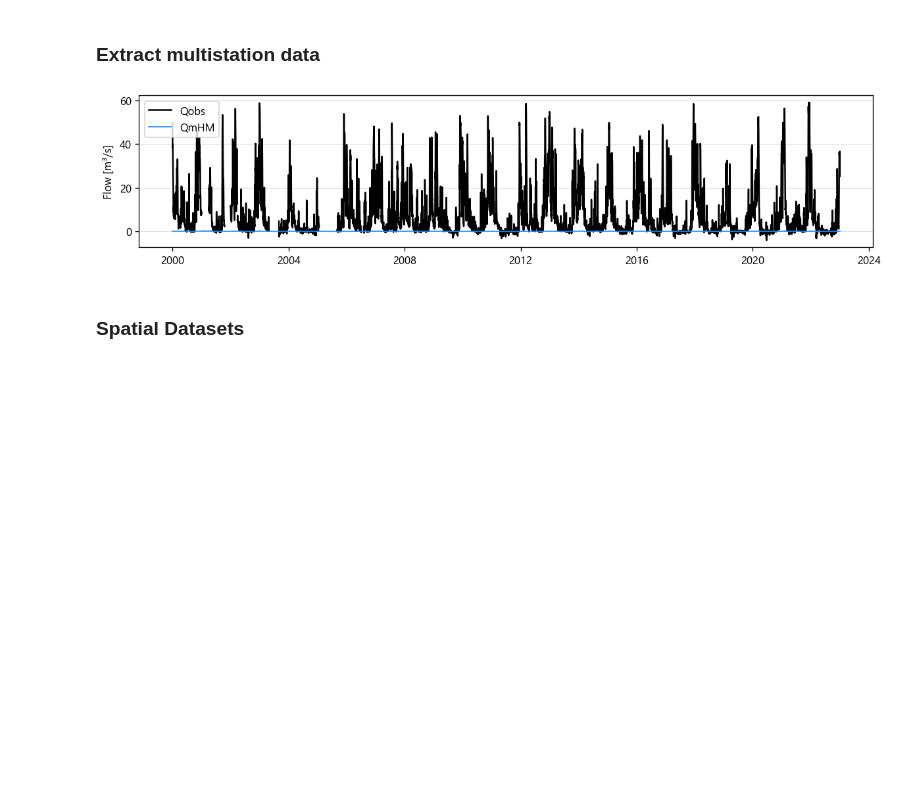
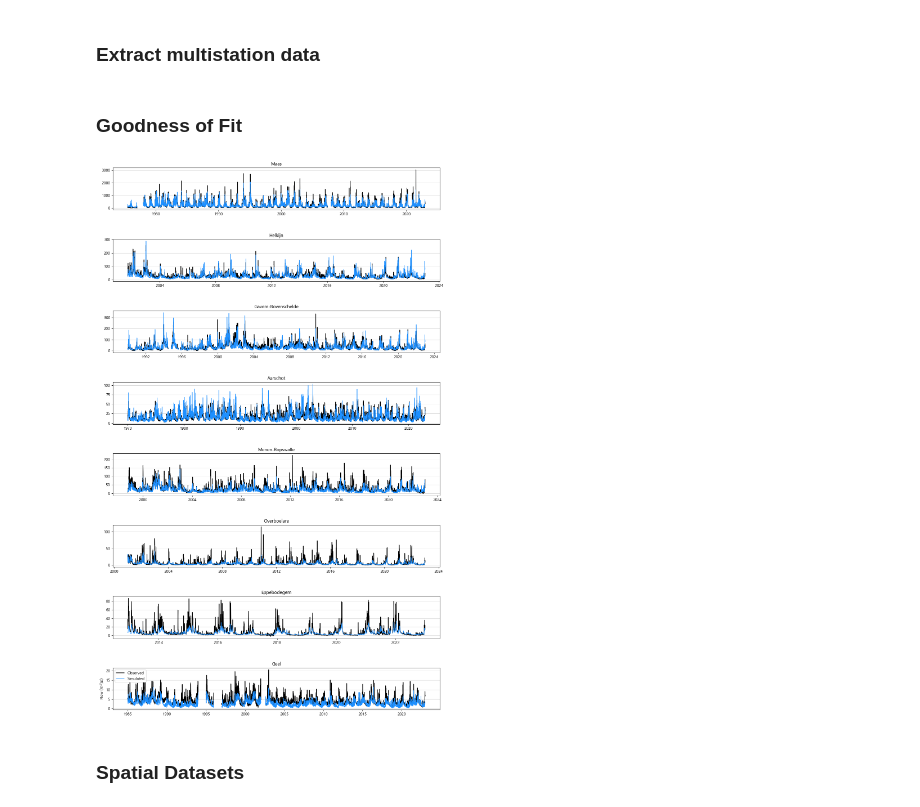
Before and after one commit to klekarkar/mHM_IO_dataprocessing, a Jupyter notebook: model_evaluation.ipynb, the cells around one changed output. Drawn from its saved outputs; the diff is of its cells as text; code cells hidden in the pictures; blank space fills up the shorter version.

```diff
--- a/model_evaluation.ipynb
+++ b/model_evaluation.ipynb
@@ -38,7 +42,6 @@ Name: 10, dtype: object
 # %%
 #extracting the simulated flow
 eval_station = {}
-
 
 for station, row in station_locations.iterrows():
     station = row.stat_name
@@ -48,8 +51,12 @@ for station, row in station_locations.iterrows():
     observed = pd.read_csv(src_dir + f"{station}_Q.csv", parse_dates=True, index_col=0, dayfirst=True)
     observed[observed == -9999] = np.nan
 
+    #fill blanks in observed data with nan
+    observed = observed.resample('D').mean()
+
     obs_sim = pd.concat([observed, sim_flow], axis=1)
     obs_sim.columns = ['observed', 'simulated']
     obs_sim.dropna(inplace=True)
+    obs_sim = obs_sim.resample('D').mean()
 
     eval_station[station] = obs_sim
@@ -73,12 +62,0 @@ plt.show()
-# %%
-fig, ax = plt.subplots(figsize=(12, 2.5), dpi=120)
-#ax2 = ax.twinx()
-plt.plot(observed['2000-01-01':'2022-12-31'], c='k',lw=1.5, label='Qobs')
-plt.plot(sim_flow['2000-01-01':'2022-12-31'], c='dodgerblue', lw=1.2, label='QmHM', alpha=0.85)
-#plt.plot(sim_flow_calib['1995-01-01':'2000-12-31'], c='limegreen', lw=0.9, alpha=0.9, label='QmHM calibrated')
-
-plt.grid(lw=0.5,alpha=0.5,axis='y')
-plt.ylabel('Flow [m³/s]')
-ax.legend();
-# %% [output]
-[figure, removed]
@@ -95,8 +63,2 @@ nse, r2
-# %%
-#scatter plot
-fig, ax = plt.subplots(figsize=(8, 5))
-ax.scatter(observed['Q'][sim_flow.index.min():sim_flow.index.max()],
-           sim_flow['Qrouted'][sim_flow.index.min():sim_flow_calib.index.max()], s=5,c='C10')
-ax.plot([0, 100], [0, 100], 'k--')
-ax.set_ylabel('simulated flow')
-ax.set_xlabel('observed flow')
+# %% [markdown]
+### Goodness of Fit
@@ -103,3 +84,23 @@ ax.set_xlabel('observed flow')
+# %%
+ncols = 1
+nrows = len(eval_station)//ncols
+
+fig, _ = plt.subplots(nrows, ncols, figsize=(15, 25))
+
+#space between subplots
+plt.subplots_adjust(hspace=0.7)
+
+for stat in eval_station.keys():
+    obs_sim = eval_station[stat]
+    ax = plt.subplot(nrows, ncols, list(eval_station.keys()).index(stat)+1)
+    ax.plot(obs_sim.index, obs_sim['observed'], label='Observed', color='black')
+    ax.plot(obs_sim.index, obs_sim['simulated'], label='Simulated', color='dodgerblue', lw=1.2)
+    ax.grid(alpha=0.5, axis='y')
+    ax.set_title(stat)
+plt.legend(loc='best')
+plt.ylabel('Flow $(m^{3}/s)$');
+# %% [output]
+[figure, added]
 # %% [markdown]
 ### Spatial Datasets
 # %%
```
Also changed, not shown: parts of 10 cells of this notebook.
